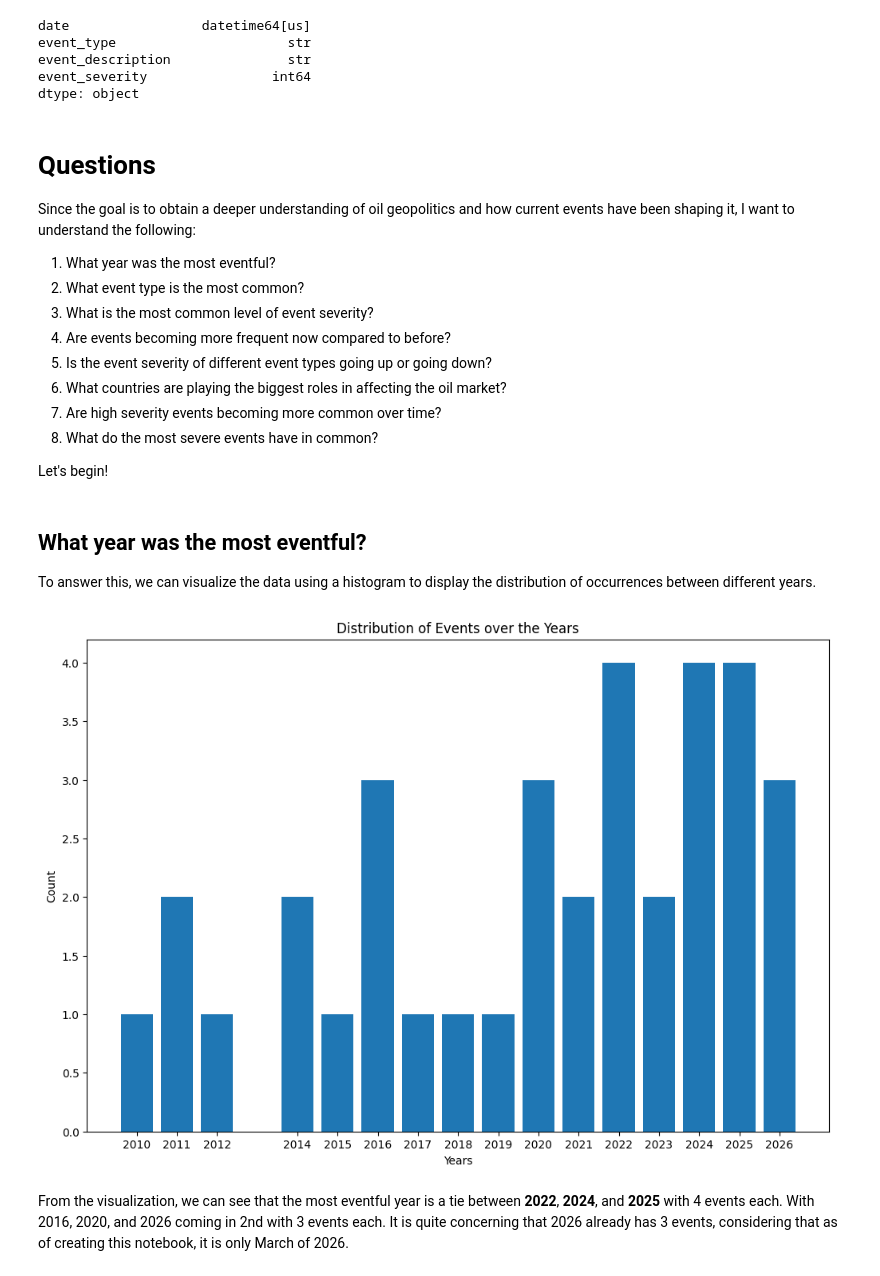
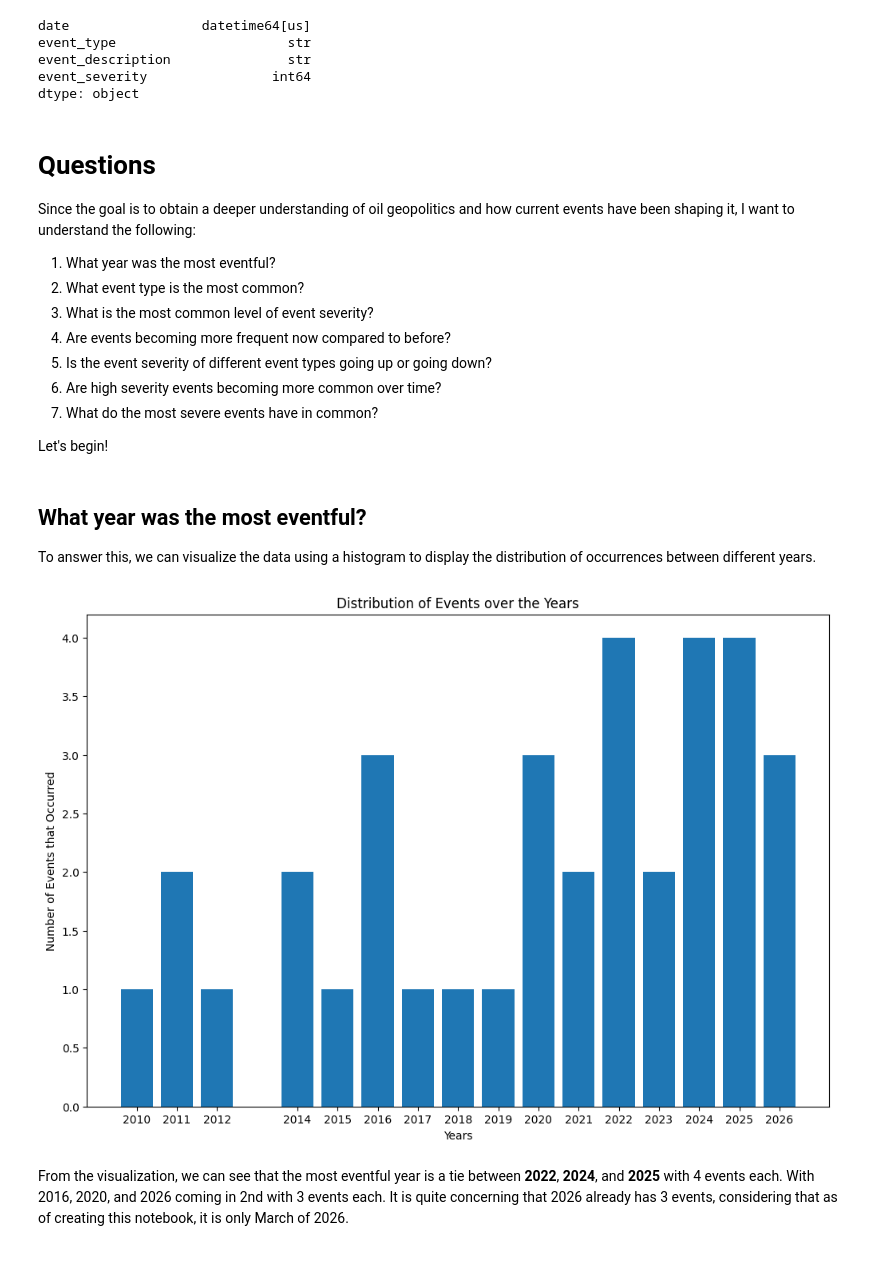
Before and after one commit to miguelgonzales120602/OIL-PRICE-ANALYSIS, a Jupyter notebook: python-code/geopolitical_events_eda.ipynb, the cells around one changed output. Cells and saved outputs as stored; diff of their text form; code cells hidden in the pictures.

```diff
--- a/python-code/geopolitical_events_eda.ipynb
+++ b/python-code/geopolitical_events_eda.ipynb
@@ -41,9 +41,8 @@ Since the goal is to obtain a deeper understanding of oil geopolitics and how cu
 3. What is the most common level of event severity?
 4. Are events becoming more frequent now compared to before?
 5. Is the event severity of different event types going up or going down?
-6. What countries are playing the biggest roles in affecting the oil market?
-7. Are high severity events becoming more common over time?
-8. What do the most severe events have in common?
+6. Are high severity events becoming more common over time?
+7. What do the most severe events have in common?
 
 Let's begin!
 # %% [markdown]
@@ -55,19 +54,19 @@ years = geopolitical_events['date'].dt.year
 # %%
 # Get the x and y axis of the plot
 label = years.unique()
 count = years.value_counts().sort_index()
 
 fig, ax = plt.subplots(figsize=(12,8))
 
 ax.bar(label, count)
 ax.set_xticks(label)
 
 plt.title("Distribution of Events over the Years")
 plt.xlabel("Years")
-plt.ylabel("Count")
+plt.ylabel("Number of Events that Occurred")
 plt.show();
 # %% [output]
-[figure, old version]
+[figure, new version]
 # %% [markdown]
 From the visualization, we can see that the most eventful year is a tie between **2022**, **2024**, and **2025** with 4 events each. With 2016, 2020, and 2026 coming in 2nd with 3 events each. It is quite concerning that 2026 already has 3 events, considering that as of creating this notebook, it is only March of 2026.
 # %% [markdown]
```
Also changed, not shown: parts of 26 cells of this notebook, 2 other files.
